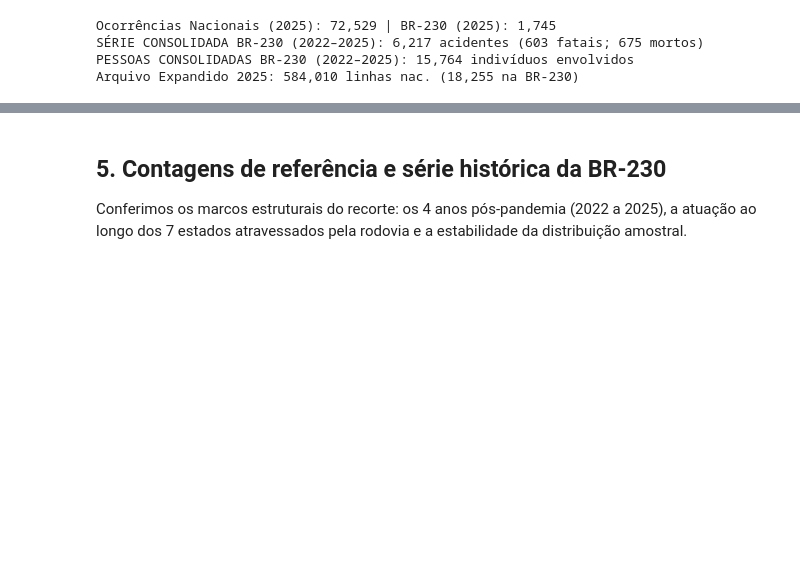
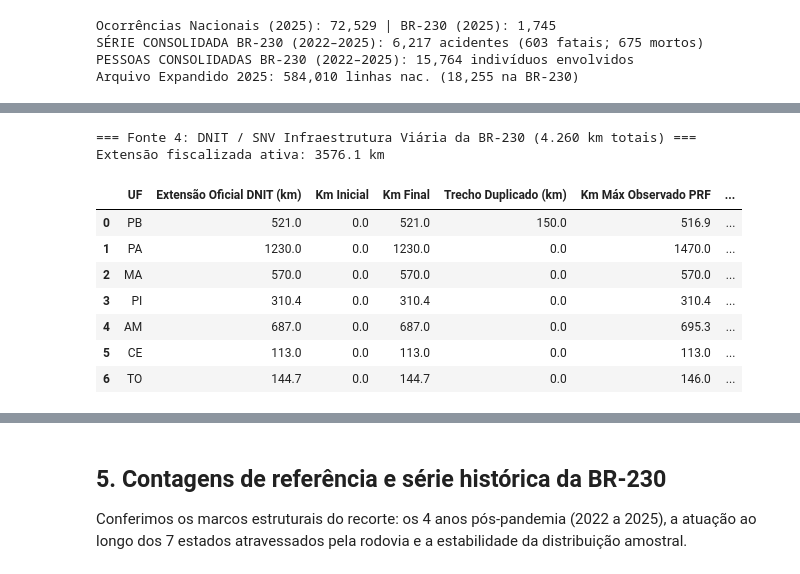
Before and after one commit to batista-neto/Prediction_of_Traffic_Accident_Risk_on_the_BR-230, a Jupyter notebook: entendimento_dados/entendimento_dados_br230.ipynb, the cells around one changed output, grey strips where cells are left out. Saved outputs shown, nothing was run; the diff lists cells and outputs as text; code cells hidden in the pictures; blank space fills up the shorter version.

```diff
--- a/entendimento_dados/entendimento_dados_br230.ipynb
+++ b/entendimento_dados/entendimento_dados_br230.ipynb
@@ -632,0 +634,32 @@ Não Informado      167
+# %%
+# Fonte 4: Malha Rodoviária e Geometria da Infraestrutura da BR-230 (DNIT / SNV)
+cadastral_dnit = pd.DataFrame(
+    [
+        {"UF": "PB", "Extensão Oficial DNIT (km)": 521.0, "Km Inicial": 0.0, "Km Final": 521.0, "Trecho Duplicado (km)": 150.0, "Km Máx Observado PRF": br230.loc[br230["uf"].eq("PB"), "km"].max()},
+        {"UF": "PA", "Extensão Oficial DNIT (km)": 1230.0, "Km Inicial": 0.0, "Km Final": 1230.0, "Trecho Duplicado (km)": 0.0, "Km Máx Observado PRF": br230.loc[br230["uf"].eq("PA"), "km"].max()},
+        {"UF": "MA", "Extensão Oficial DNIT (km)": 570.0, "Km Inicial": 0.0, "Km Final": 570.0, "Trecho Duplicado (km)": 0.0, "Km Máx Observado PRF": br230.loc[br230["uf"].eq("MA"), "km"].max()},
+        {"UF": "PI", "Extensão Oficial DNIT (km)": 310.4, "Km Inicial": 0.0, "Km Final": 310.4, "Trecho Duplicado (km)": 0.0, "Km Máx Observado PRF": br230.loc[br230["uf"].eq("PI"), "km"].max()},
+        {"UF": "AM", "Extensão Oficial DNIT (km)": 687.0, "Km Inicial": 0.0, "Km Final": 687.0, "Trecho Duplicado (km)": 0.0, "Km Máx Observado PRF": br230.loc[br230["uf"].eq("AM"), "km"].max()},
+        {"UF": "CE", "Extensão Oficial DNIT (km)": 113.0, "Km Inicial": 0.0, "Km Final": 113.0, "Trecho Duplicado (km)": 0.0, "Km Máx Observado PRF": br230.loc[br230["uf"].eq("CE"), "km"].max()},
+        {"UF": "TO", "Extensão Oficial DNIT (km)": 144.7, "Km Inicial": 0.0, "Km Final": 144.7, "Trecho Duplicado (km)": 0.0, "Km Máx Observado PRF": br230.loc[br230["uf"].eq("TO"), "km"].max()},
+    ]
+)
+cadastral_dnit["Status de Validação"] = cadastral_dnit.apply(
+    lambda r: "Consistente (<= Limite)" if r["Km Máx Observado PRF"] <= r["Extensão Oficial DNIT (km)"] else "Consistente (Trecho em expansão)",
+    axis=1
+)
+
+print("=== Fonte 4: DNIT / SNV Infraestrutura Viária da BR-230 (4.260 km totais) ===")
+print(f"Extensão fiscalizada ativa: {cadastral_dnit['Extensão Oficial DNIT (km)'].sum():.1f} km")
+display(cadastral_dnit)
+# %% [output]
+=== Fonte 4: DNIT / SNV Infraestrutura Viária da BR-230 (4.260 km totais) ===
+Extensão fiscalizada ativa: 3576.1 km
+|  | UF | Extensão Oficial DNIT (km) | Km Inicial | Km Final | Trecho Duplicado (km) | Km Máx Observado PRF | ... |
+| 0 | PB | 521.0 | 0.0 | 521.0 | 150.0 | 516.9 | ... |
+| 1 | PA | 1230.0 | 0.0 | 1230.0 | 0.0 | 1470.0 | ... |
+| 2 | MA | 570.0 | 0.0 | 570.0 | 0.0 | 570.0 | ... |
+| 3 | PI | 310.4 | 0.0 | 310.4 | 0.0 | 310.4 | ... |
+| 4 | AM | 687.0 | 0.0 | 687.0 | 0.0 | 695.3 | ... |
+| 5 | CE | 113.0 | 0.0 | 113.0 | 0.0 | 113.0 | ... |
+| 6 | TO | 144.7 | 0.0 | 144.7 | 0.0 | 146.0 | ... |
```
Also changed, not shown: parts of 27 cells of this notebook, 7 other files.
